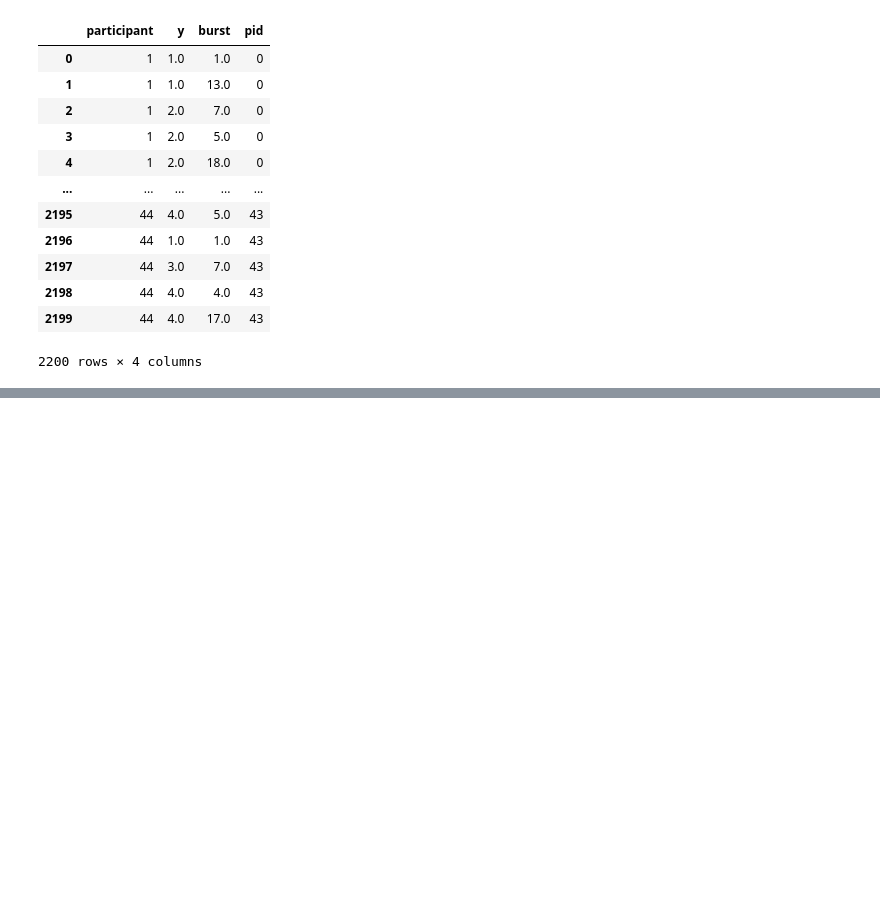
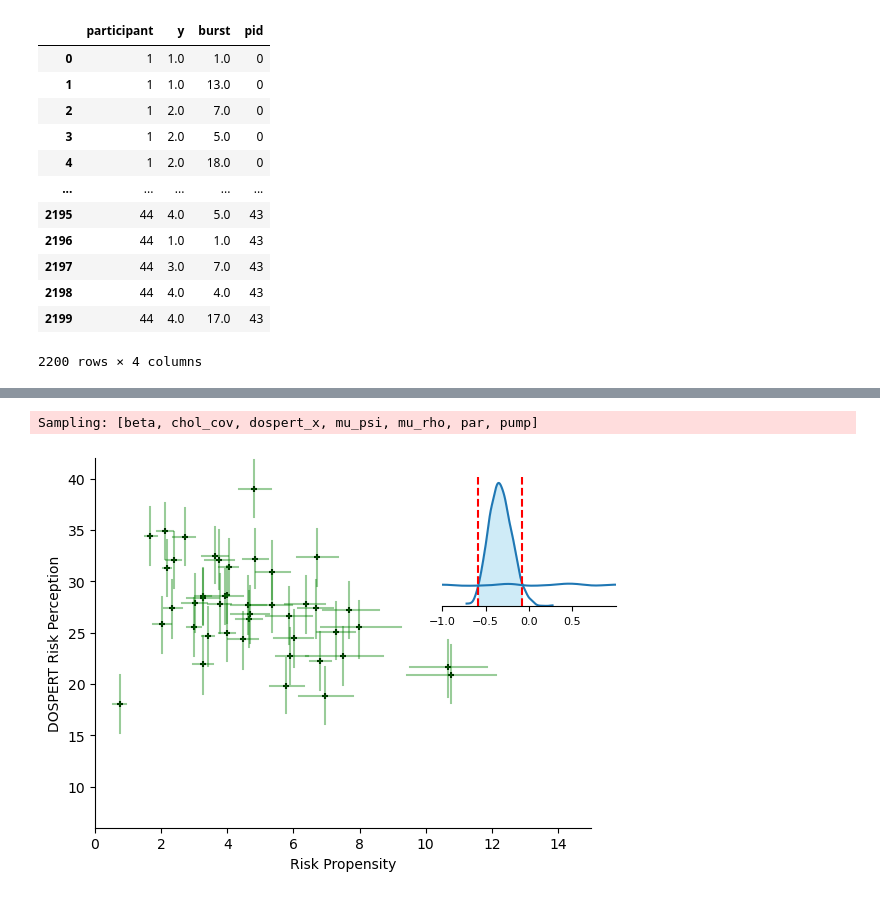
Before and after one commit to alazaydin/bart-censored, a Jupyter notebook: censoring.ipynb, the cells around one changed output, grey strips where cells are left out. Saved outputs shown, nothing was run; the diff lists cells and outputs as text; code cells hidden in the pictures; blank space fills up the shorter version.

```diff
--- a/censoring.ipynb
+++ b/censoring.ipynb
@@ -856,0 +859,65 @@ Sampling 4 chains for 1_000 tune and 1_000 draw iterations (4_000 + 4_000 draws
+# %%
+joint_corrs = idata_joint.posterior.chol_cov_corr.stack(samples=("chain", "draw")).sel(chol_cov_corr_dim_0=1, chol_cov_corr_dim_1=0)
+# %%
+par_means = idata_joint.posterior.par.stack(samples=("chain", "draw")).mean(dim="samples")
+# %%
+joint_rho_summary = az.summary(idata_joint.posterior["par"].sel(parameter=0), var_names=["par"], hdi_prob=0.95)
+joint_psi_summary = az.summary(idata_joint.posterior["par"].sel(parameter=1), var_names=["par"], hdi_prob=0.95)
+# %%
+# compute the prior dist for corrs, see next section
+with m_joint:
+    idata_joint.extend(pm.sample_prior_predictive(1000))
+
+joint_corr_prior = idata_joint.prior.chol_cov_corr.stack(samples=("chain", "draw")).sel(chol_cov_corr_dim_0=1, chol_cov_corr_dim_1=0)
+# %% [output]
+Sampling: [beta, chol_cov, dospert_x, mu_psi, mu_rho, par, pump]
+# %%
+fig, ax = plt.subplots()
+xvals = par_means.sel(parameter=0)
+yvals = par_means.sel(parameter=1)
+
+ax.scatter(xvals, yvals, marker="+", color="k", s=20)
+
+ylows = joint_psi_summary["hdi_2.5%"].values
+yhighs = joint_psi_summary["hdi_97.5%"].values
+xlows = joint_rho_summary["hdi_2.5%"].values
+xhighs = joint_rho_summary["hdi_97.5%"].values
+
+
+for n in range(len(xvals)):
+    # vertical line (psi posterior)
+    plt.plot([xvals[n], xvals[n]], [ylows[n], yhighs[n]], 'g', alpha=0.4)
+    # horizontal line (rho posterior)
+    plt.plot([xlows[n], xhighs[n]], [yvals[n], yvals[n]], 'g', alpha=0.4)
+
+plt.xlim([0, 15])
+plt.ylim([6, 42])
+
+plt.xlabel('Risk Propensity')
+plt.ylabel('DOSPERT Risk Perception');
+
+
+inset_ax = ax.inset_axes([0.7, 0.6, 0.35, 0.35])
+
+grid, pdf = az.kde(joint_corrs.values)
+
+az.plot_dist(joint_corrs, ax=inset_ax)
+az.plot_dist(joint_corr_prior, ax=inset_ax)
+hdi = az.hdi(joint_corrs.values)
+mask = (grid >= hdi[0]) & (grid <= hdi[1])
+inset_ax.axvline(hdi[0], color="red", linestyle="--")
+inset_ax.axvline(hdi[1], color="red", linestyle="--")
+inset_ax.fill_between(grid[mask], pdf[mask], hdi[1], color="skyblue", alpha=0.4)
+inset_ax.set_xlim(-1,1)
+inset_ax.set_ylim(bottom=0)
+inset_ax.set_xticks(np.arange(-1, 1, 0.5))  # tick every 0.5 units
+inset_ax.yaxis.set_visible(False)
+plt.setp(inset_ax.get_xticklabels(), fontsize=8)
+plt.setp(inset_ax.get_yticklabels(), fontsize=8)
+inset_ax.spines[:].set_visible(False)
+inset_ax.spines['bottom'].set_visible(True)
+
+ax.spines['top'].set_visible(False)
+ax.spines['right'].set_visible(False)
+# %% [output]
+[figure, added]
```
Also changed, not shown: parts of 44 cells of this notebook.
